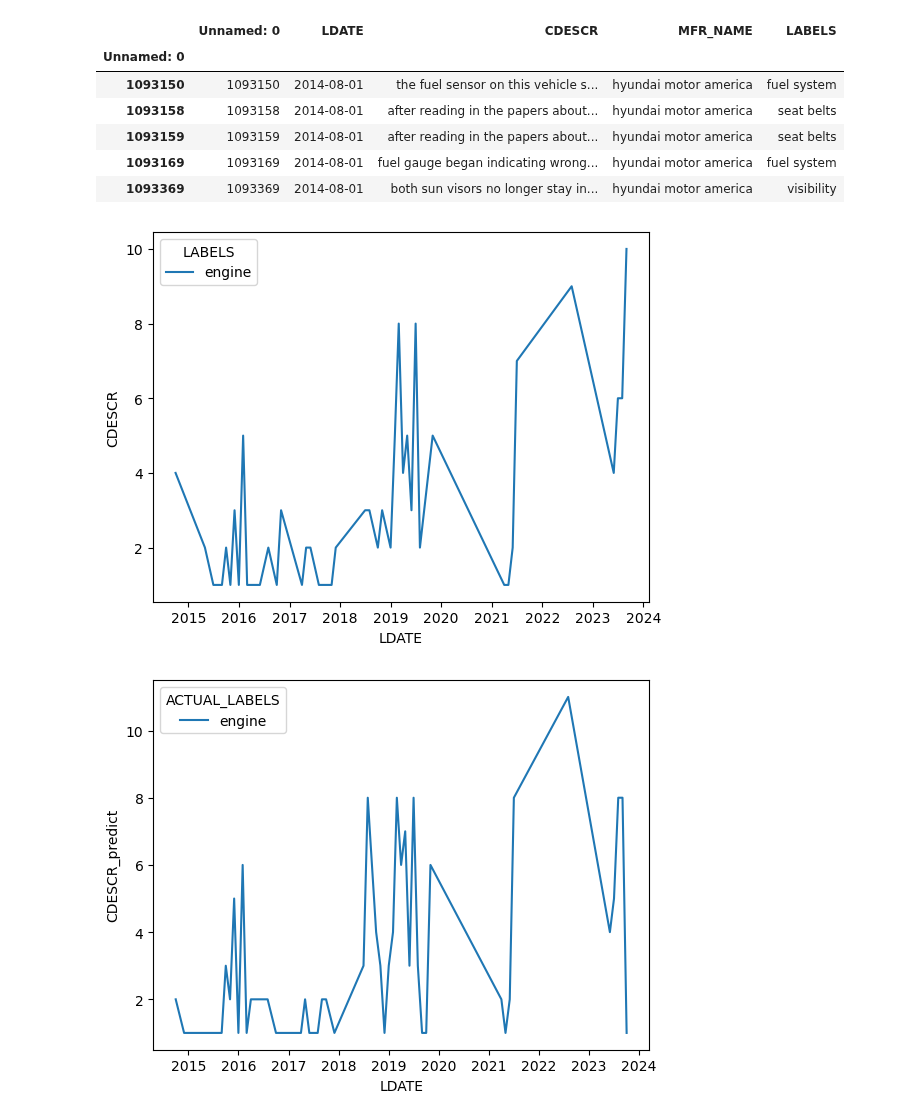
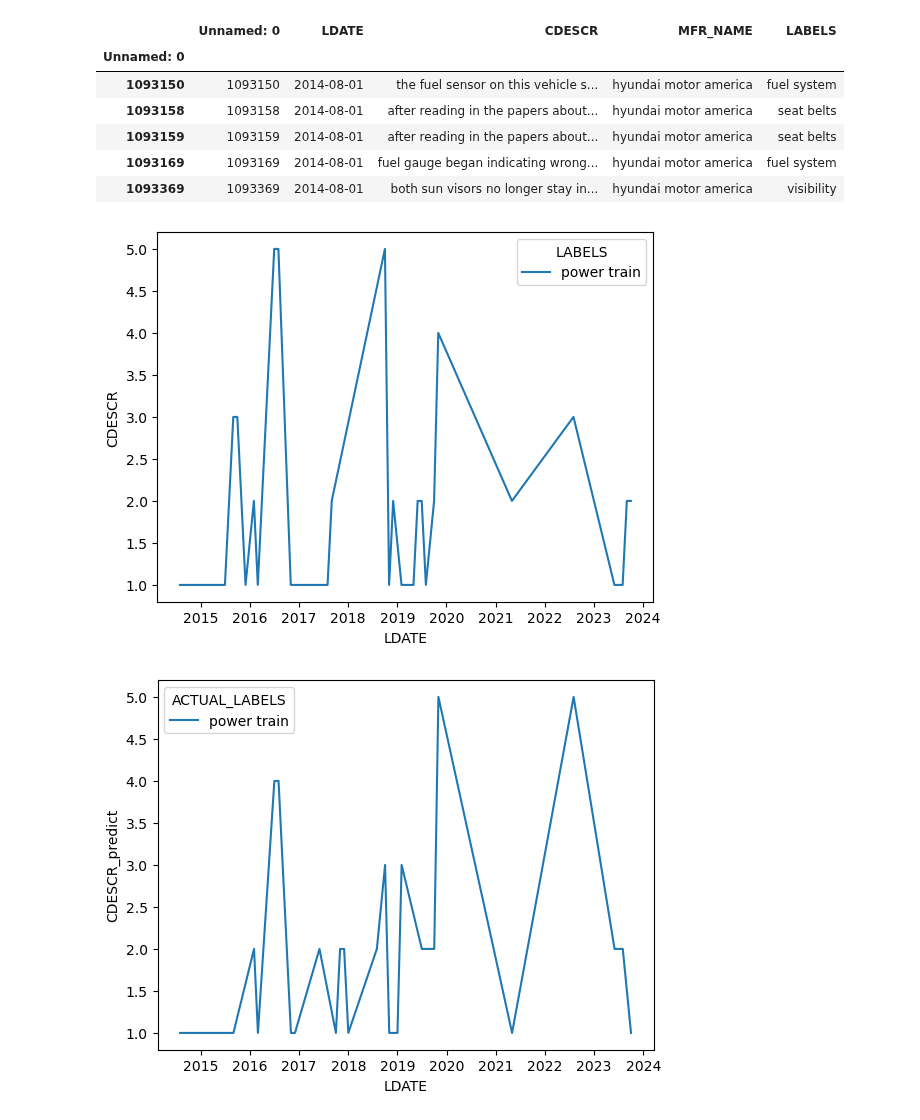
Before and after one commit to prithvidasgupta/si671, a Jupyter notebook: pm_parts_nb.ipynb, the cells around one changed output. Cells and saved outputs as stored; diff of their text form; code cells hidden in the pictures.

Commit message:
Spike analysis for power train

```diff
--- a/pm_parts_nb.ipynb
+++ b/pm_parts_nb.ipynb
@@ -1117,10 +1264,10 @@ predicted.head()
 # %%
 predicted["LDATE"] = pd.to_datetime(predicted["LDATE"], format="mixed")
 # %%
-llm_count = predicted[predicted["LABELS"] == "engine"]
+llm_count = predicted[predicted["LABELS"] == "power train"]
 llm_count = llm_count.groupby(by=["LDATE", "LABELS"]).count()
 sns.lineplot(data=llm_count, x="LDATE", y="CDESCR", hue="LABELS")
 plt.show()
 # %% [output]
-[figure, old version]
+[figure, new version]
 # %%
@@ -1128,7 +1277,7 @@ predicted_enrich["LDATE"] = pd.to_datetime(predicted_enrich["LDATE_predict"], fo
 # %%
-true_count = predicted_enrich[predicted_enrich["ACTUAL_LABELS"] == "engine"]
+true_count = predicted_enrich[predicted_enrich["ACTUAL_LABELS"] == "power train"]
 true_count = true_count.groupby(by=["LDATE", "ACTUAL_LABELS"]).count()
 sns.lineplot(data=true_count, x="LDATE", y="CDESCR_predict", hue="ACTUAL_LABELS")
 plt.show()
 # %% [output]
-[figure, old version]
+[figure, new version]
```
Also changed, not shown: parts of 53 cells of this notebook.
